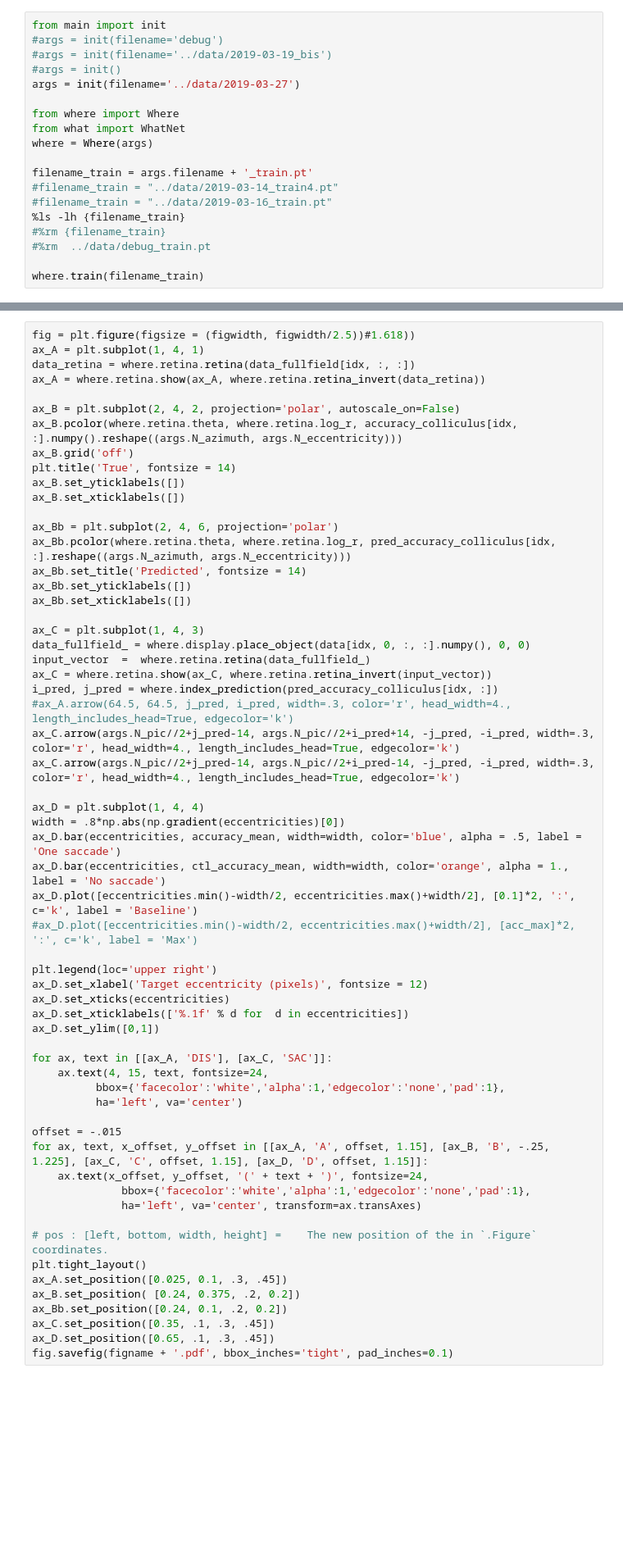
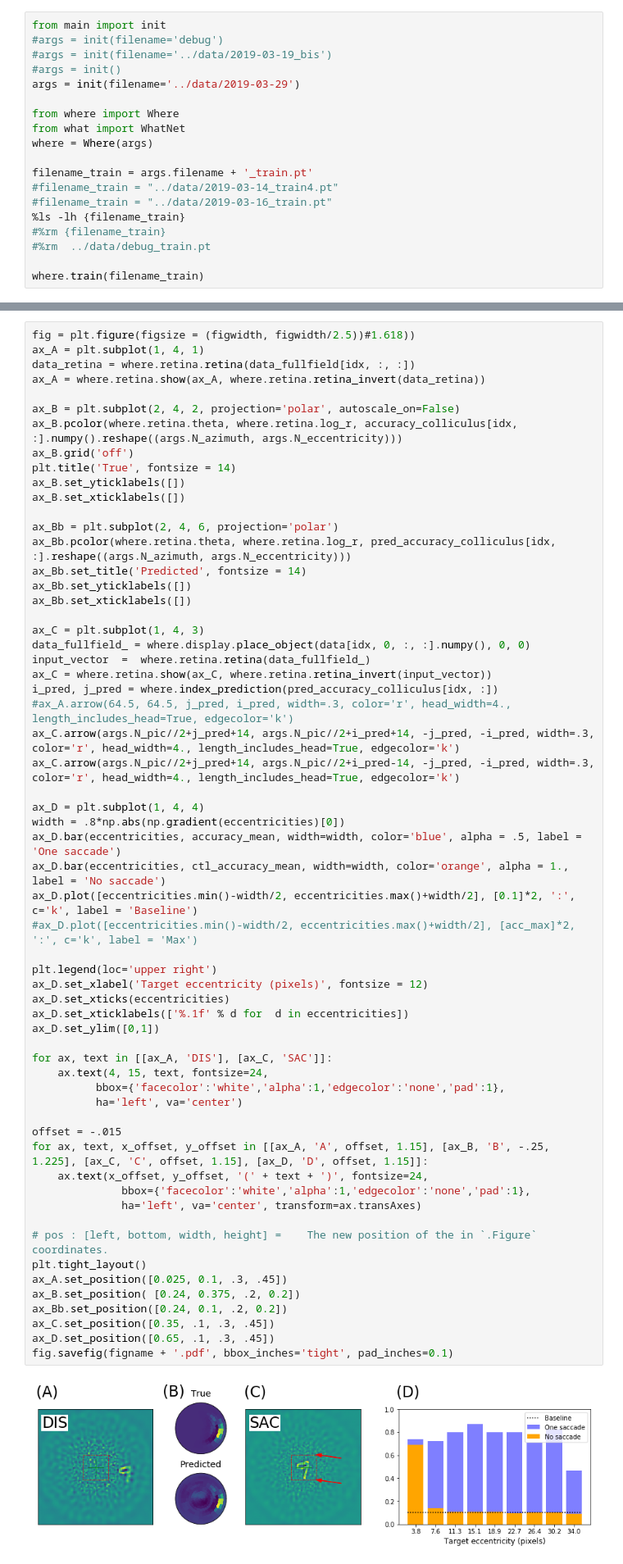
Before and after one commit to laurentperrinet/WhereIsMyMNIST, a Jupyter notebook: figures/3_results_figure.ipynb, the cells around one changed output, grey strips where cells are left out. Shown at 82% size. Cells and saved outputs as stored; diff of their text form; blank space fills up the shorter version.

```diff
--- a/figures/3_results_figure.ipynb
+++ b/figures/3_results_figure.ipynb
@@ -49,7 +49,7 @@ from main import init
 #args = init(filename='debug')
 #args = init(filename='../data/2019-03-19_bis')
 #args = init()
-args = init(filename='../data/2019-03-27')
+args = init(filename='../data/2019-03-29')
 
 from where import Where
 from what import WhatNet
@@ -263,41 +315,43 @@ input_vector  =  where.retina.retina(data_fullfield_)
 ax_C = where.retina.show(ax_C, where.retina.retina_invert(input_vector))
 i_pred, j_pred = where.index_prediction(pred_accuracy_colliculus[idx, :])
 #ax_A.arrow(64.5, 64.5, j_pred, i_pred, width=.3, color='r', head_width=4., length_includes_head=True, edgecolor='k')
-ax_C.arrow(args.N_pic//2+j_pred-14, args.N_pic//2+i_pred+14, -j_pred, -i_pred, width=.3, color='r', head_width=4., length_includes_head=True, edgecolor='k')
-ax_C.arrow(args.N_pic//2+j_pred-14, args.N_pic//2+i_pred-14, -j_pred, -i_pred, width=.3, color='r', head_width=4., length_includes_head=True, edgecolor='k')
+ax_C.arrow(args.N_pic//2+j_pred+14, args.N_pic//2+i_pred+14, -j_pred, -i_pred, width=.3, color='r', head_width=4., length_includes_head=True, edgecolor='k')
+ax_C.arrow(args.N_pic//2+j_pred+14, args.N_pic//2+i_pred-14, -j_pred, -i_pred, width=.3, color='r', head_width=4., length_includes_head=True, edgecolor='k')
 
 ax_D = plt.subplot(1, 4, 4)
 width = .8*np.abs(np.gradient(eccentricities)[0])
 ax_D.bar(eccentricities, accuracy_mean, width=width, color='blue', alpha = .5, label = 'One saccade')
 ax_D.bar(eccentricities, ctl_accuracy_mean, width=width, color='orange', alpha = 1., label = 'No saccade')
 ax_D.plot([eccentricities.min()-width/2, eccentricities.max()+width/2], [0.1]*2, ':', c='k', label = 'Baseline')
 #ax_D.plot([eccentricities.min()-width/2, eccentricities.max()+width/2], [acc_max]*2, ':', c='k', label = 'Max')
 
 plt.legend(loc='upper right')
 ax_D.set_xlabel('Target eccentricity (pixels)', fontsize = 12)
 ax_D.set_xticks(eccentricities)
 ax_D.set_xticklabels(['%.1f' % d for  d in eccentricities])
 ax_D.set_ylim([0,1])
 
 for ax, text in [[ax_A, 'DIS'], [ax_C, 'SAC']]:
     ax.text(4, 15, text, fontsize=24,
           bbox={'facecolor':'white','alpha':1,'edgecolor':'none','pad':1},
           ha='left', va='center')
 
 offset = -.015
 for ax, text, x_offset, y_offset in [[ax_A, 'A', offset, 1.15], [ax_B, 'B', -.25, 1.225], [ax_C, 'C', offset, 1.15], [ax_D, 'D', offset, 1.15]]:
     ax.text(x_offset, y_offset, '(' + text + ')', fontsize=24,
               bbox={'facecolor':'white','alpha':1,'edgecolor':'none','pad':1},
               ha='left', va='center', transform=ax.transAxes)
 
 # pos : [left, bottom, width, height] =    The new position of the in `.Figure` coordinates.
 plt.tight_layout()
 ax_A.set_position([0.025, 0.1, .3, .45])
 ax_B.set_position( [0.24, 0.375, .2, 0.2])
 ax_Bb.set_position([0.24, 0.1, .2, 0.2])
 ax_C.set_position([0.35, .1, .3, .45])
 ax_D.set_position([0.65, .1, .3, .45])
 fig.savefig(figname + '.pdf', bbox_inches='tight', pad_inches=0.1)
+# %% [output]
+[figure, added]
 # %% [markdown]
 # post-processing
 # %%
```
Also changed, not shown: parts of 12 cells of this notebook, 1 other file.
